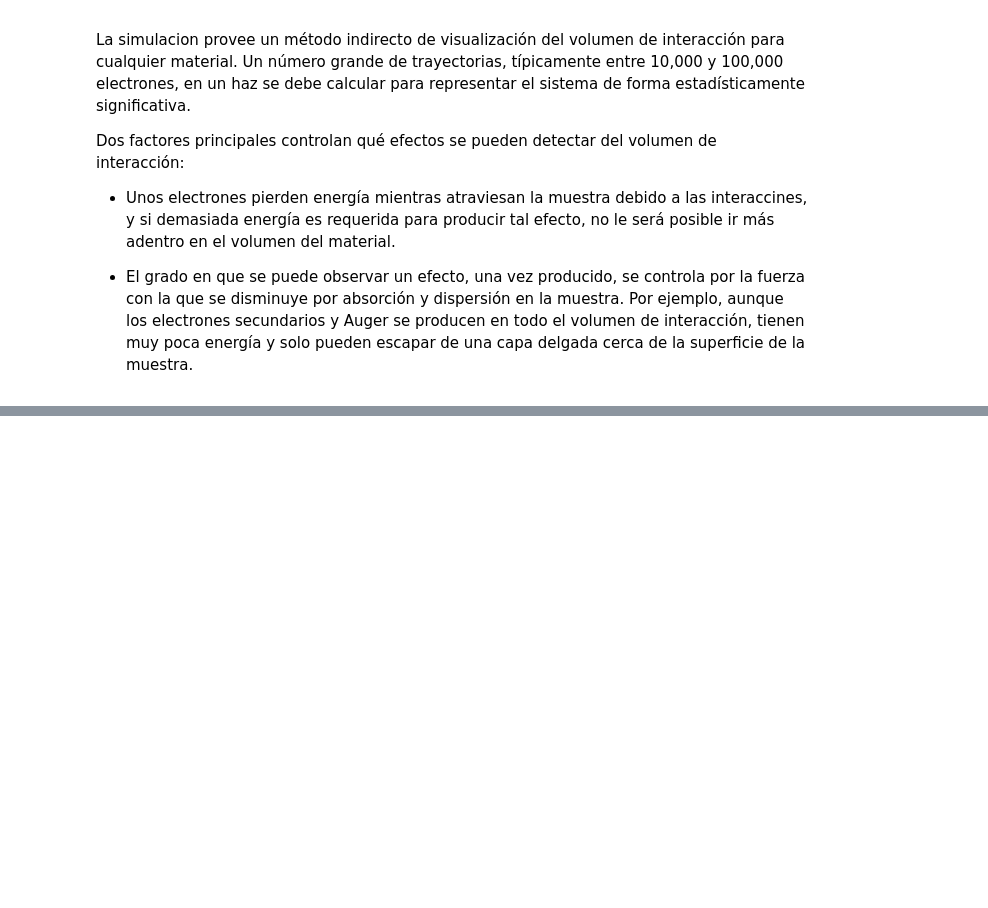
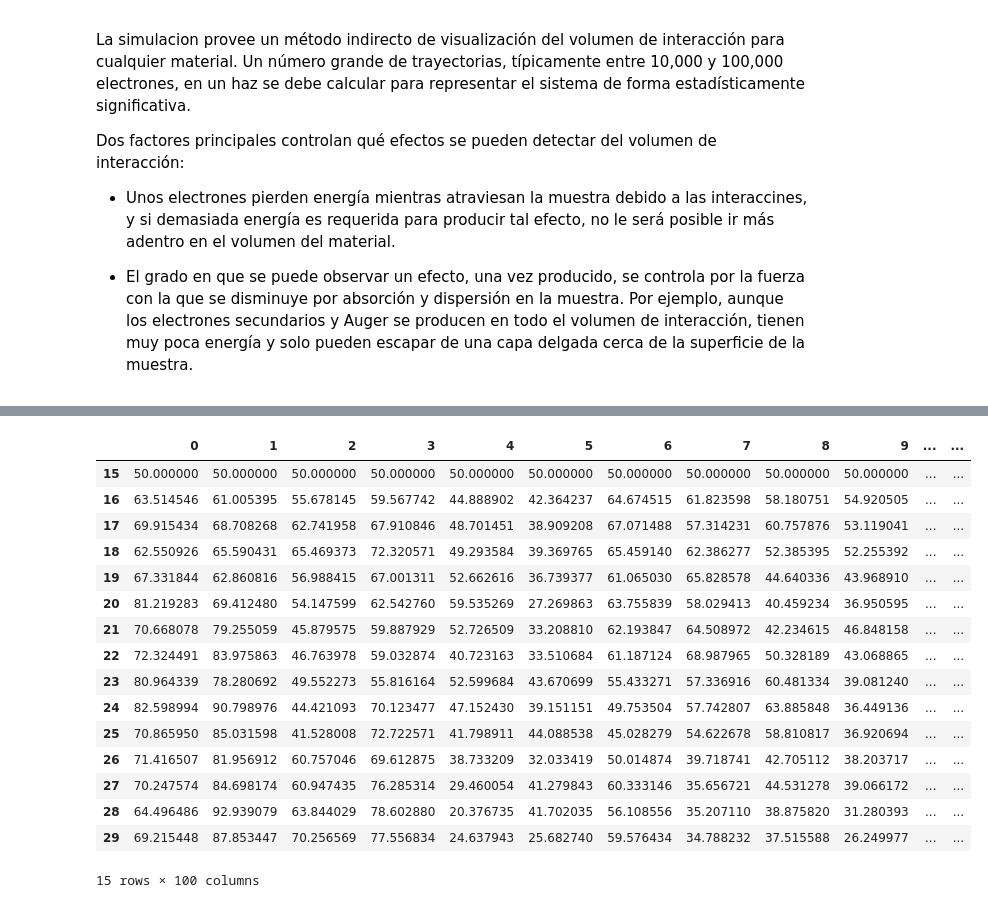
Before and after one commit to dixi1903/ProyectoModulo2_OrtizA_AcostaE_ChiquitoE, a Jupyter notebook: ProyectoModulo2_OrtizA_AcostaE_ChiquitoE.ipynb, the cells around one changed output, grey strips where cells are left out. Cells and saved outputs as stored; diff of their text form; code cells hidden in the pictures; blank space fills up the shorter version.

```diff
--- a/ProyectoModulo2_OrtizA_AcostaE_ChiquitoE.ipynb
+++ b/ProyectoModulo2_OrtizA_AcostaE_ChiquitoE.ipynb
@@ -69,0 +100,22 @@ volumen de interacción, tienen muy poca energía y solo pueden escapar de una c
+# %%
+acum=K+df.cumsum()   #Trayectorias de los diferentes electrones dentro del material.
+acum.loc[15,:]=50
+acum
+# %% [output]
+|  | 0 | 1 | 2 | 3 | 4 | 5 | 6 | 7 | 8 | 9 | ... | ... |
+| 15 | 50.000000 | 50.000000 | 50.000000 | 50.000000 | 50.000000 | 50.000000 | 50.000000 | 50.000000 | 50.000000 | 50.000000 | ... | ... |
+| 16 | 63.514546 | 61.005395 | 55.678145 | 59.567742 | 44.888902 | 42.364237 | 64.674515 | 61.823598 | 58.180751 | 54.920505 | ... | ... |
+| 17 | 69.915434 | 68.708268 | 62.741958 | 67.910846 | 48.701451 | 38.909208 | 67.071488 | 57.314231 | 60.757876 | 53.119041 | ... | ... |
+| 18 | 62.550926 | 65.590431 | 65.469373 | 72.320571 | 49.293584 | 39.369765 | 65.459140 | 62.386277 | 52.385395 | 52.255392 | ... | ... |
+| 19 | 67.331844 | 62.860816 | 56.988415 | 67.001311 | 52.662616 | 36.739377 | 61.065030 | 65.828578 | 44.640336 | 43.968910 | ... | ... |
+| 20 | 81.219283 | 69.412480 | 54.147599 | 62.542760 | 59.535269 | 27.269863 | 63.755839 | 58.029413 | 40.459234 | 36.950595 | ... | ... |
+| 21 | 70.668078 | 79.255059 | 45.879575 | 59.887929 | 52.726509 | 33.208810 | 62.193847 | 64.508972 | 42.234615 | 46.848158 | ... | ... |
+| 22 | 72.324491 | 83.975863 | 46.763978 | 59.032874 | 40.723163 | 33.510684 | 61.187124 | 68.987965 | 50.328189 | 43.068865 | ... | ... |
+| 23 | 80.964339 | 78.280692 | 49.552273 | 55.816164 | 52.599684 | 43.670699 | 55.433271 | 57.336916 | 60.481334 | 39.081240 | ... | ... |
+| 24 | 82.598994 | 90.798976 | 44.421093 | 70.123477 | 47.152430 | 39.151151 | 49.753504 | 57.742807 | 63.885848 | 36.449136 | ... | ... |
+| 25 | 70.865950 | 85.031598 | 41.528008 | 72.722571 | 41.798911 | 44.088538 | 45.028279 | 54.622678 | 58.810817 | 36.920694 | ... | ... |
+| 26 | 71.416507 | 81.956912 | 60.757046 | 69.612875 | 38.733209 | 32.033419 | 50.014874 | 39.718741 | 42.705112 | 38.203717 | ... | ... |
+| 27 | 70.247574 | 84.698174 | 60.947435 | 76.285314 | 29.460054 | 41.279843 | 60.333146 | 35.656721 | 44.531278 | 39.066172 | ... | ... |
+| 28 | 64.496486 | 92.939079 | 63.844029 | 78.602880 | 20.376735 | 41.702035 | 56.108556 | 35.207110 | 38.875820 | 31.280393 | ... | ... |
+| 29 | 69.215448 | 87.853447 | 70.256569 | 77.556834 | 24.637943 | 25.682740 | 59.576434 | 34.788232 | 37.515588 | 26.249977 | ... | ... |
+15 rows × 100 columns
```
Also changed, not shown: parts of 6 cells of this notebook, 1 other file.
